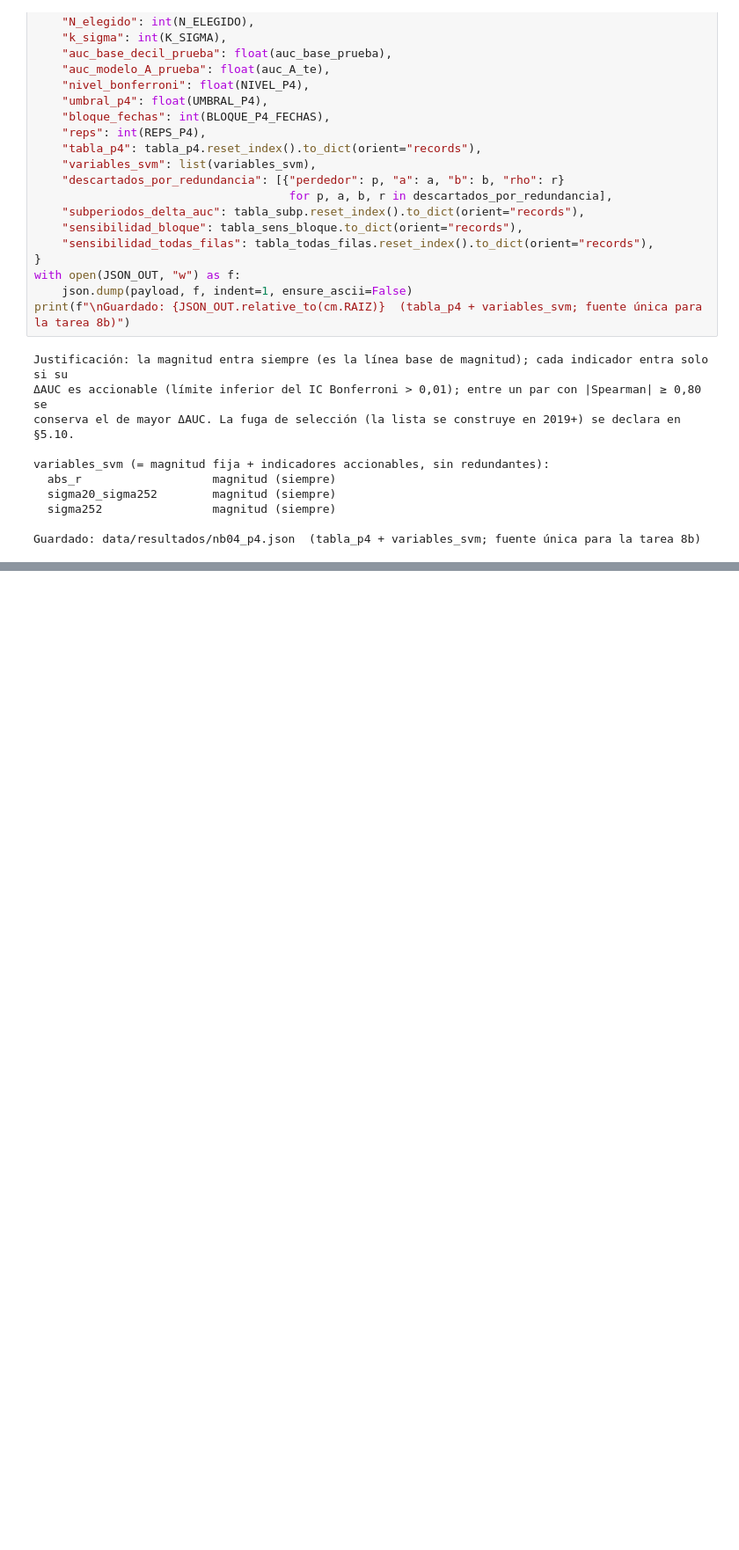
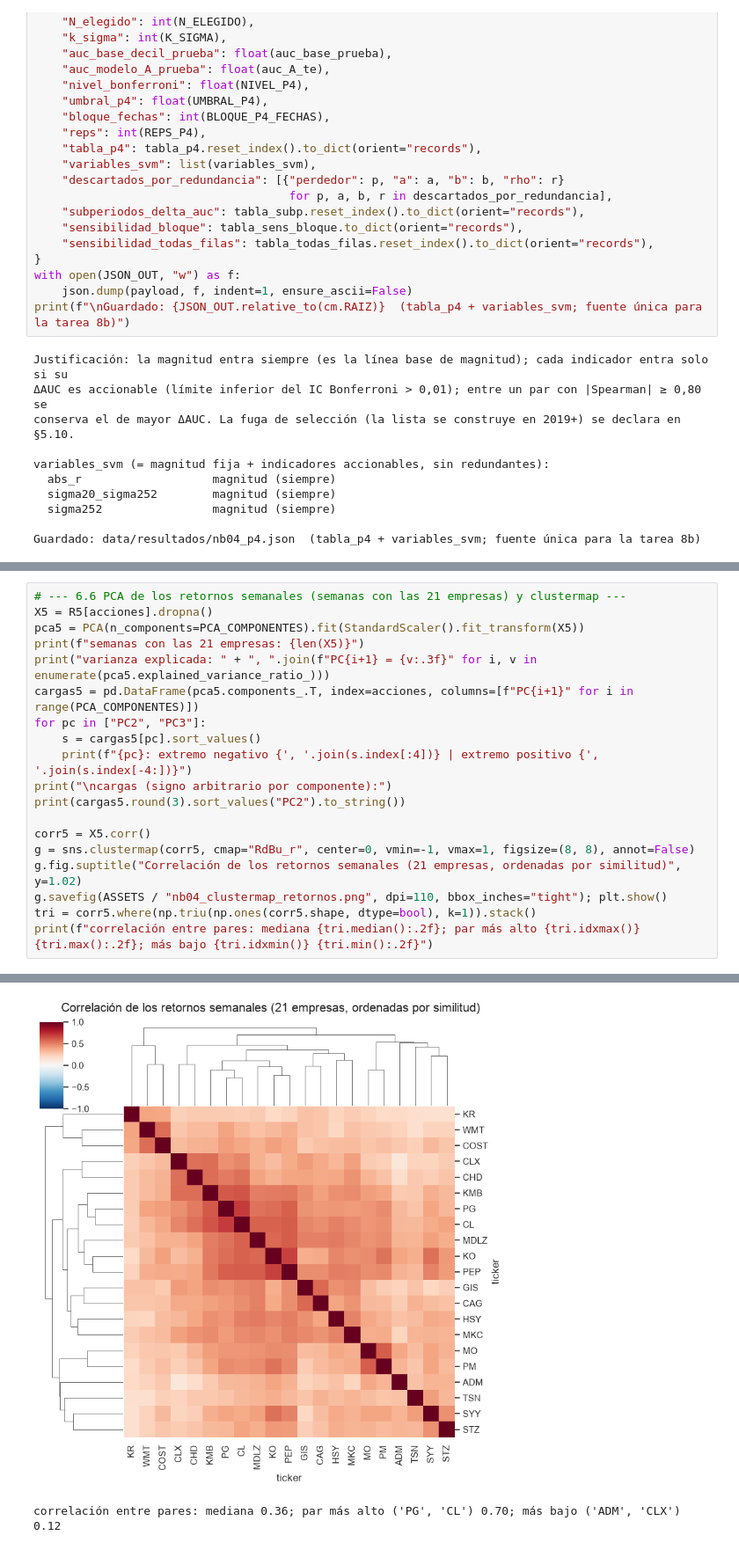
Before and after one commit to louis97/asistente-financiero, a Jupyter notebook: notebooks/04_eda_multivariado.ipynb, the cells around one changed output, grey strips where cells are left out. Shown at 88% size. Saved outputs shown, nothing was run; the diff lists cells and outputs as text; blank space fills up the shorter version.

```diff
--- a/notebooks/04_eda_multivariado.ipynb
+++ b/notebooks/04_eda_multivariado.ipynb
@@ -1977,0 +2171,20 @@ Guardado: data/resultados/nb04_p4.json  (tabla_p4 + variables_svm; fuente única
+# %%
+# --- 6.6 PCA de los retornos semanales (semanas con las 21 empresas) y clustermap ---
+X5 = R5[acciones].dropna()
+pca5 = PCA(n_components=PCA_COMPONENTES).fit(StandardScaler().fit_transform(X5))
+print(f"semanas con las 21 empresas: {len(X5)}")
+print("varianza explicada: " + ", ".join(f"PC{i+1} = {v:.3f}" for i, v in enumerate(pca5.explained_variance_ratio_)))
+cargas5 = pd.DataFrame(pca5.components_.T, index=acciones, columns=[f"PC{i+1}" for i in range(PCA_COMPONENTES)])
+for pc in ["PC2", "PC3"]:
+    s = cargas5[pc].sort_values()
+    print(f"{pc}: extremo negativo {', '.join(s.index[:4])} | extremo positivo {', '.join(s.index[-4:])}")
+print("\ncargas (signo arbitrario por componente):")
+print(cargas5.round(3).sort_values("PC2").to_string())
+
+corr5 = X5.corr()
+g = sns.clustermap(corr5, cmap="RdBu_r", center=0, vmin=-1, vmax=1, figsize=(8, 8), annot=False)
+g.fig.suptitle("Correlación de los retornos semanales (21 empresas, ordenadas por similitud)", y=1.02)
+g.savefig(ASSETS / "nb04_clustermap_retornos.png", dpi=110, bbox_inches="tight"); plt.show()
+tri = corr5.where(np.triu(np.ones(corr5.shape, dtype=bool), k=1)).stack()
+print(f"correlación entre pares: mediana {tri.median():.2f}; par más alto {tri.idxmax()} {tri.max():.2f}; más bajo {tri.idxmin()} {tri.min():.2f}")
+# %% [output]
@@ -1977,0 +2208,2 @@ Guardado: data/resultados/nb04_p4.json  (tabla_p4 + variables_svm; fuente única
+[figure, added]
+correlación entre pares: mediana 0.36; par más alto ('PG', 'CL') 0.70; más bajo ('ADM', 'CLX') 0.12
```
Also changed, not shown: parts of 34 cells of this notebook, 6 other files.
